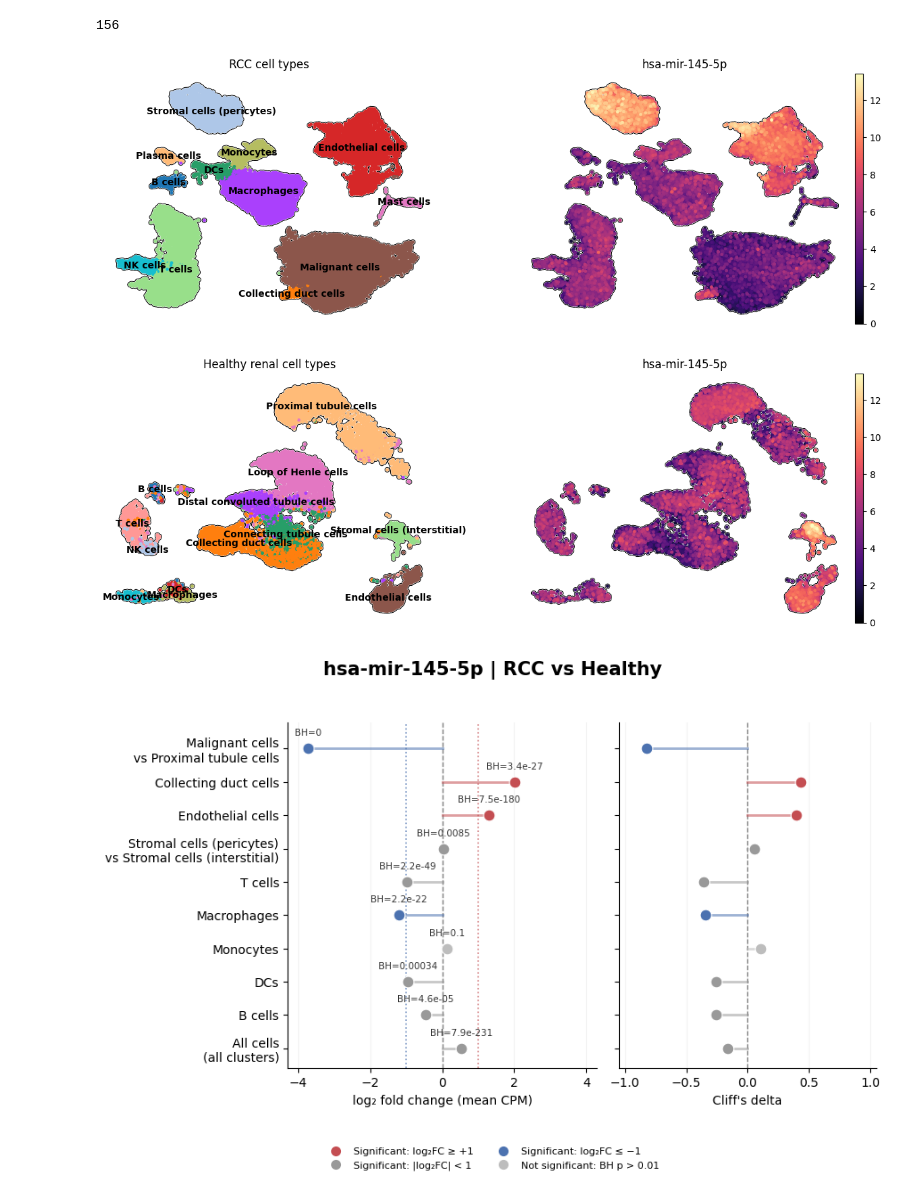
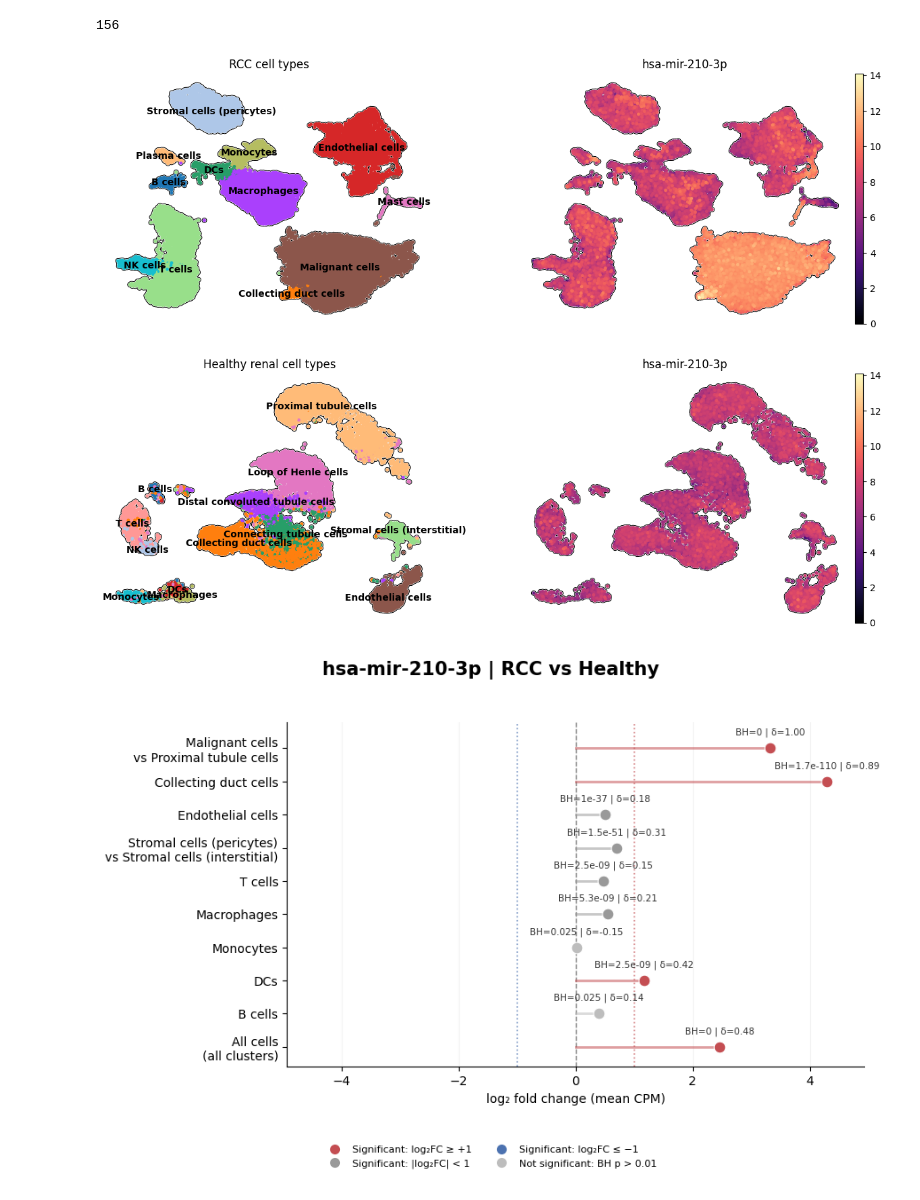
Before and after one commit to neuropromotion/miRNA-prediction-in-single-cell-RNA-seq-data, a Jupyter notebook: ml_pipeline/final_train_test_inference/inference/Inference_tutorial.ipynb, the cells around one changed output. Saved outputs shown, nothing was run; the diff lists cells and outputs as text; code cells hidden in the pictures.

```diff
--- a/ml_pipeline/final_train_test_inference/inference/Inference_tutorial.ipynb
+++ b/ml_pipeline/final_train_test_inference/inference/Inference_tutorial.ipynb
@@ -115,4 +115,12 @@ predicted_mirs = rcc_adata.uns['mirna_prediction']['predicted_mirnas']
 len(predicted_mirs)
 # %% [output]
 156
+# %%
+'''
+path_rcc = "/home/amismailov/mirna-repo/ml_pipeline/data/RCC_predicted.h5ad"
+path_healthy = "/home/amismailov/mirna-repo/ml_pipeline/data/control_kidney_healthy_predicted.h5ad"
+
+rcc_adata = sc.read_h5ad(path_rcc)
+healthy_adata = sc.read_h5ad(path_healthy)
+'''
 # %%
@@ -129,13 +137,12 @@ mirs =['hsa-mir-210-3p', # +
 ]
 # %%
-mir = mirs[9]
+mir = mirs[0]
 #print(predictor.get_metrics([mir]))
 plot_paired_umap_expression(rcc_adata, healthy_adata, mir, cmap="magma", size=50, alpha=1)
 # %% [output]
-[figure, old version]
+[figure, new version]
-[figure, old version]
+[figure, new version]
 # %%
-
 x = rcc_adata.obs[['CellType'] + [mir for mir in rcc_adata.obs.columns if mir.startswith('hsa')]]
 y = healthy_adata.obs[['CellType'] + [mir for mir in healthy_adata.obs.columns if mir.startswith('hsa')]]
 
@@ -153,7 +160,7 @@ cluster_pairs = [
 ]
 
 
-stats = compare_expression_across_clusters_v2(
+stats = compare_expression_across_clusters(
     df1=x,
     df2=y,
     gene=mir,
@@ -162,4 +169,4 @@ stats = compare_expression_across_clusters_v2(
     healthy_color="#4C72B0",
 )
 # %% [output]
-[figure, old version]
+[figure, new version]
```
Also changed, not shown: parts of 1 cell of this notebook, 2 other files.
